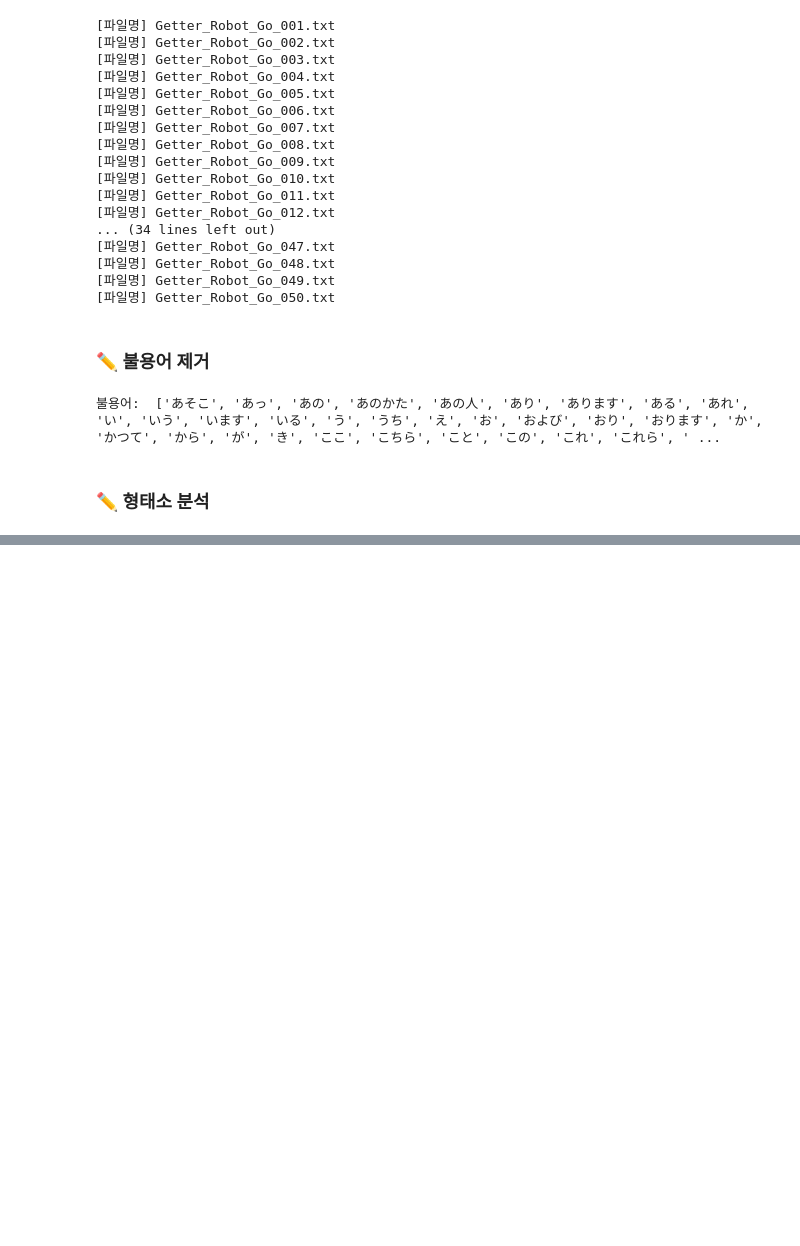
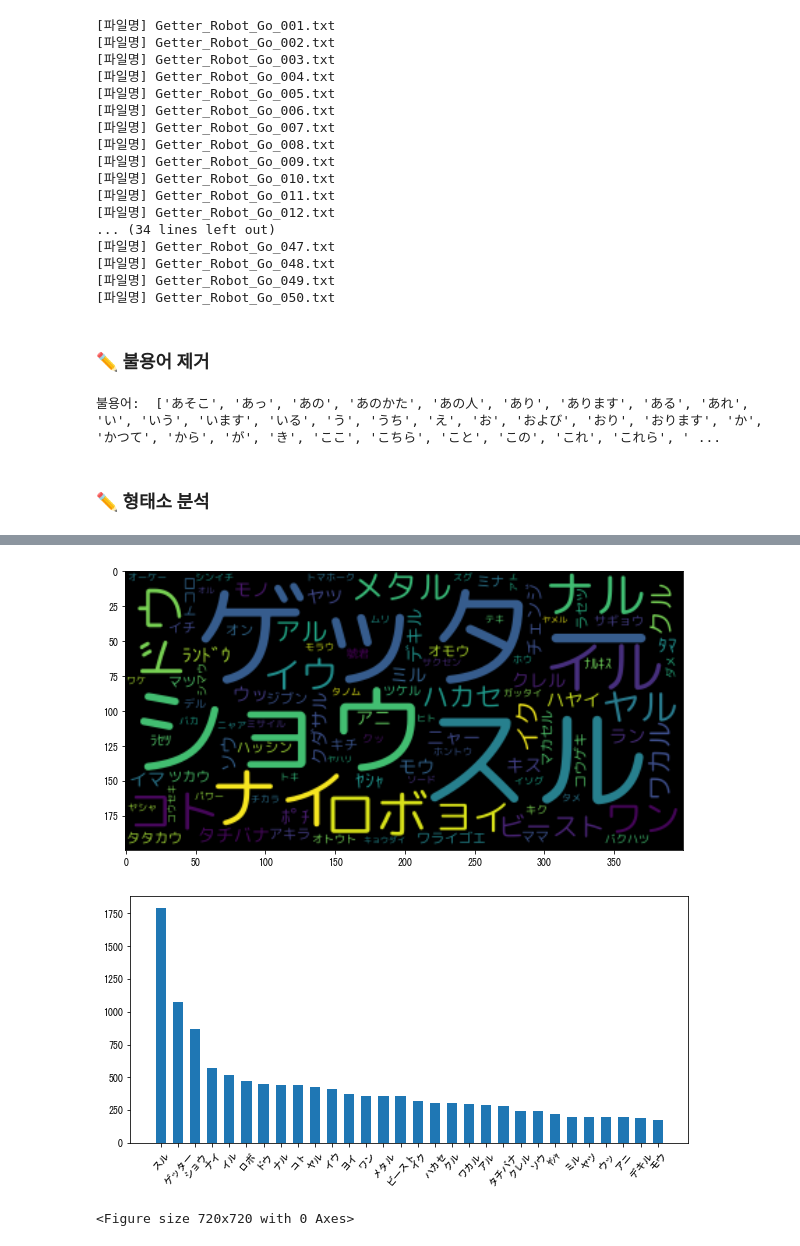
Before and after one commit to soaeng/subtitle, a Jupyter notebook: analysis.ipynb, the cells around one changed output, grey strips where cells are left out. Drawn from its saved outputs; the diff is of its cells as text; code cells hidden in the pictures; blank space fills up the shorter version.

```diff
--- a/analysis.ipynb
+++ b/analysis.ipynb
@@ -192,0 +171,61 @@ print(content_words)
+# %%
+counts = []
+for i in word_count:
+  # print(i["count"])
+  counts.append(i["word"])
+# %%
+import numpy as np
+import pandas as pd
+import os
+import matplotlib.pyplot as plt
+import matplotlib.font_manager as fm
+import seaborn as sns
+from wordcloud import WordCloud
+
+# 폰트 경로 설정
+font_path = "C:/Users/sodud/study/ssafy_spec_pjt/subtitle/MPLUSRounded1c-Regular.ttf"
+
+# 딕셔너리화
+def pairing_word_cnt(word_count):
+  wordInfo = dict()
+  for i in word_count:
+    wordInfo[i["word"]] = i["count"]
+  return wordInfo
+
+# 데이터 시각화(막대 그래프)
+def show_bar_chart(font_path, data):
+  # 폰트 설정
+  font_name = fm.FontProperties(fname="C:/Windows/Fonts/msgothic.ttc").get_name()
+  plt.rc("font", family=font_name)
+
+  # 30개씩의 데이터만
+  x = list(data.keys())[:30]
+  y = list(data.values())[:30]
+
+  # 그래프 비율
+  ax = plt.subplot(2, 1, 1)
+
+  # 막대 설정
+  plt.bar(x, y, width=.6)
+
+  # x축 레이블 설정
+  plt.xticks(fontsize=10, rotation=50)
+
+  # 그래프 이미지 사이즈 설정
+  plt.figure(figsize=(10, 10))
+  plt.show()
+
+# 데이터 시각화(워드 클리우드)
+def show_wordcloud(font_path, data):
+  # wordcloud = WordCloud(font_path).generate(" ".join(data))
+  wordcloud = WordCloud(font_path).generate(" ".join(data))
+  plt.figure(figsize=(10, 10))
+  plt.imshow(wordcloud, interpolation="bilinear")
+  plt.show()
+
+show_wordcloud(font_path, words)
+show_bar_chart(font_path, pairing_word_cnt(word_count))
+# %% [output]
+[figure, added]
+[figure, added]
+<Figure size 720x720 with 0 Axes>
```
Also changed, not shown: parts of 2 cells of this notebook, 1 other file.
